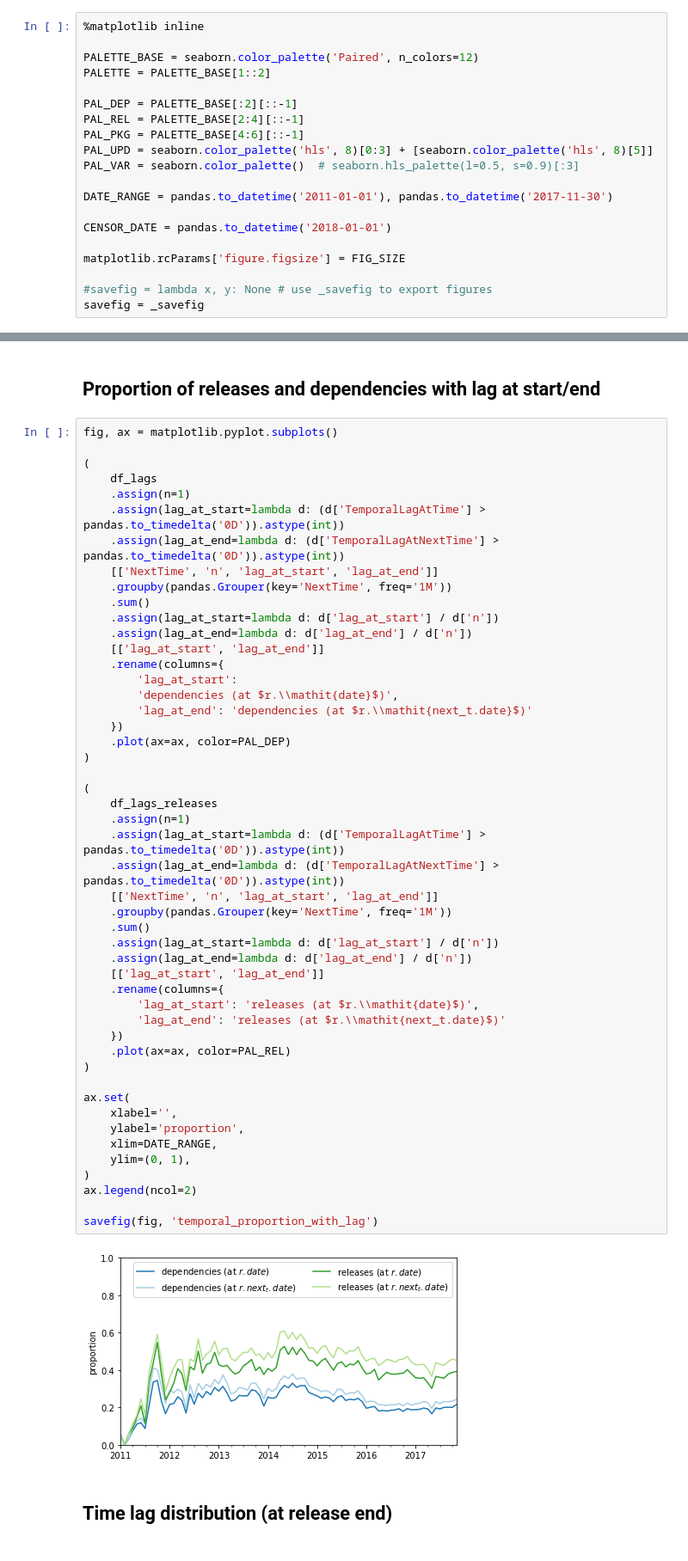
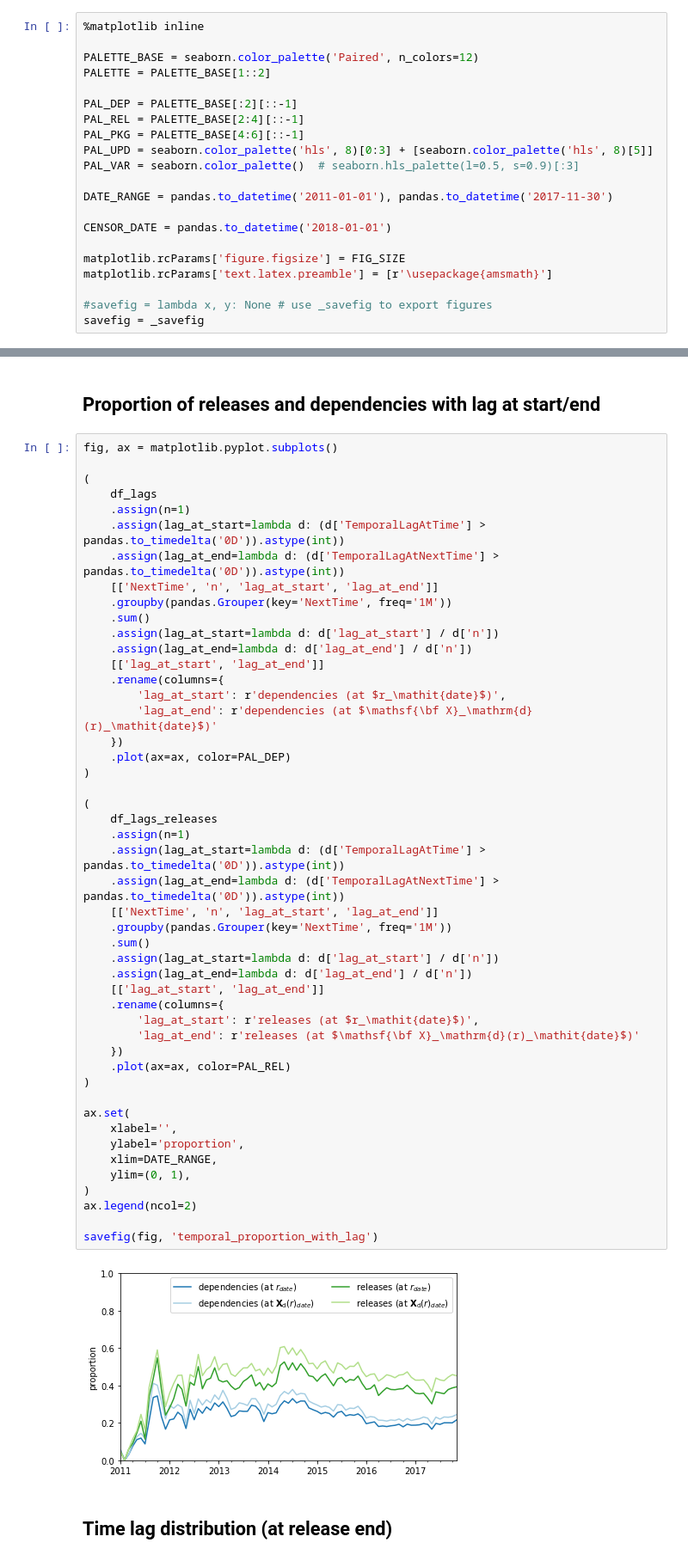
Before and after one commit to AlexandreDecan/secos-lag, a Jupyter notebook: notebooks/Technical lags.ipynb, the cells around one changed output, grey strips where cells are left out. Shown at 86% size. Cells and saved outputs as stored; diff of their text form.

```diff
--- a/notebooks/Technical lags.ipynb
+++ b/notebooks/Technical lags.ipynb
@@ -26,6 +26,7 @@ DATE_RANGE = pandas.to_datetime('2011-01-01'), pandas.to_datetime('2017-11-30')
 CENSOR_DATE = pandas.to_datetime('2018-01-01')
 
 matplotlib.rcParams['figure.figsize'] = FIG_SIZE
+matplotlib.rcParams['text.latex.preamble'] = [r'\usepackage{amsmath}']
 
 #savefig = lambda x, y: None # use _savefig to export figures
 savefig = _savefig
@@ -296,42 +297,41 @@ fig, ax = matplotlib.pyplot.subplots()
     .assign(lag_at_end=lambda d: d['lag_at_end'] / d['n'])
     [['lag_at_start', 'lag_at_end']]
     .rename(columns={
-        'lag_at_start':
-        'dependencies (at $r.\\mathit{date}$)',
-        'lag_at_end': 'dependencies (at $r.\\mathit{next_t.date}$)'
+        'lag_at_start': r'dependencies (at $r_\mathit{date}$)',
+        'lag_at_end': r'dependencies (at $\mathsf{\bf X}_\mathrm{d}(r)_\mathit{date}$)'
     })
     .plot(ax=ax, color=PAL_DEP)
 )
 
 (
     df_lags_releases
     .assign(n=1)
     .assign(lag_at_start=lambda d: (d['TemporalLagAtTime'] > pandas.to_timedelta('0D')).astype(int))
     .assign(lag_at_end=lambda d: (d['TemporalLagAtNextTime'] > pandas.to_timedelta('0D')).astype(int))
     [['NextTime', 'n', 'lag_at_start', 'lag_at_end']]
     .groupby(pandas.Grouper(key='NextTime', freq='1M'))
     .sum()
     .assign(lag_at_start=lambda d: d['lag_at_start'] / d['n'])
     .assign(lag_at_end=lambda d: d['lag_at_end'] / d['n'])
     [['lag_at_start', 'lag_at_end']]
     .rename(columns={
-        'lag_at_start': 'releases (at $r.\\mathit{date}$)',
-        'lag_at_end': 'releases (at $r.\\mathit{next_t.date}$)'
+        'lag_at_start': r'releases (at $r_\mathit{date}$)',
+        'lag_at_end': r'releases (at $\mathsf{\bf X}_\mathrm{d}(r)_\mathit{date}$)'
     })
     .plot(ax=ax, color=PAL_REL)
 )
 
 ax.set(
     xlabel='',
     ylabel='proportion',
     xlim=DATE_RANGE,
     ylim=(0, 1),
 )
 ax.legend(ncol=2)
 
 savefig(fig, 'temporal_proportion_with_lag')
 # %% [output]
-[figure, old version]
+[figure, new version]
 # %% [markdown]
 ## Time lag distribution (at release end)
 # %% [markdown]
```
Also changed, not shown: parts of 11 cells of this notebook.
